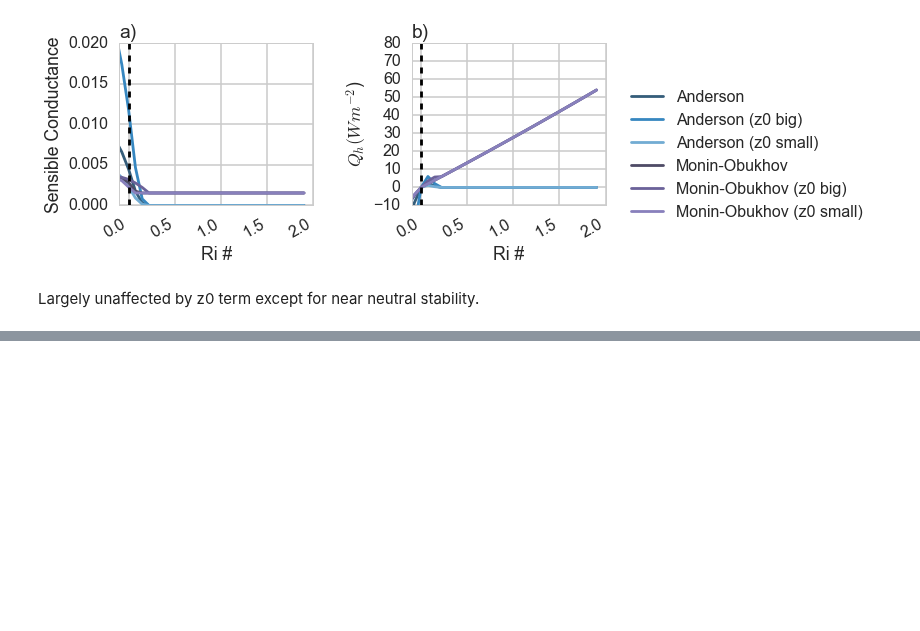
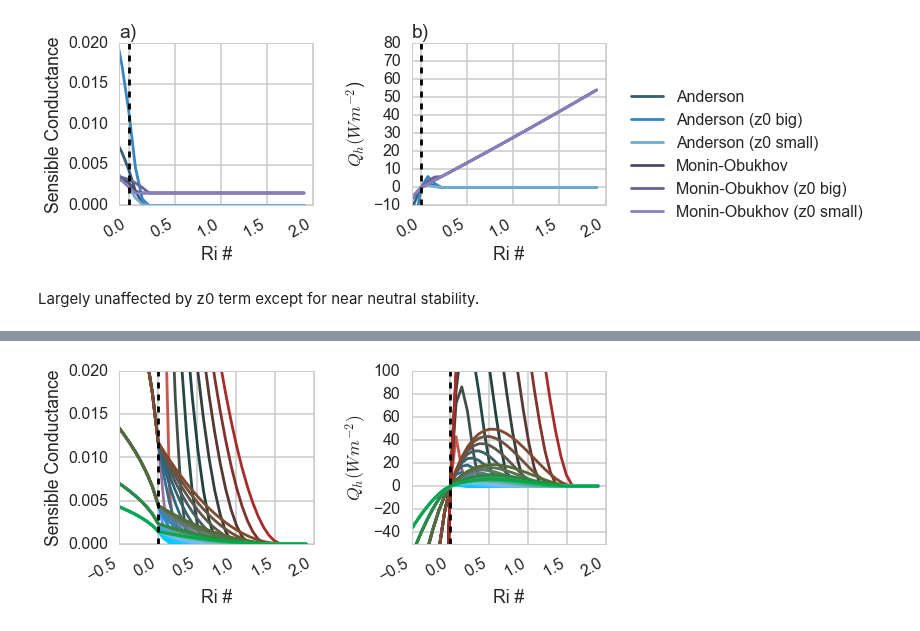
Before and after one commit to klapo/TurbulenceFeedbacks, a Jupyter notebook: TF.turbpyDemonstration.ipynb, the cells around one changed output, grey strips where cells are left out. Drawn from its saved outputs; the diff is of its cells as text; code cells hidden in the pictures; blank space fills up the shorter version.

Commit message:
Added parameter value and assumption testing to the demo script

```diff
--- a/TF.turbpyDemonstration.ipynb
+++ b/TF.turbpyDemonstration.ipynb
@@ -187,23 +187,29 @@ surface roughness of 0.005, and varying the air temperature from 253K (Ri = -1)
 # %% [markdown]
 ## Test effect of MO capping
 # %%
-ixStabilityCapping = ('standard', 'moninObukhov', 'moninObukhov')
-ixStabilityCappingTitles = ('Anderson','Monin-Obukhov', 'Monin-Obukhov (no cap)')
+ixStabilityCapping = ('standard', 'louisInversePower', 'mahrtExponential', 'moninObukhov', 'moninObukhov')
+ixStabilityCappingTitles = ('Anderson', 'Louis', 'Mahrt', 'Monin-Obukhov', 'Monin-Obukhov (no cap)')
 
 stabilitySchemes = {
     ixStabilityCappingTitles[0]: np.zeros_like(RiBulk),
     ixStabilityCappingTitles[1]: np.zeros_like(RiBulk),
     ixStabilityCappingTitles[2]: np.zeros_like(RiBulk),
+    ixStabilityCappingTitles[3]: np.zeros_like(RiBulk),
+    ixStabilityCappingTitles[4]: np.zeros_like(RiBulk),
     }
 conductanceSensible = {
     ixStabilityCappingTitles[0]: np.zeros_like(RiBulk),
     ixStabilityCappingTitles[1]: np.zeros_like(RiBulk),
     ixStabilityCappingTitles[2]: np.zeros_like(RiBulk),
+    ixStabilityCappingTitles[3]: np.zeros_like(RiBulk),
+    ixStabilityCappingTitles[4]: np.zeros_like(RiBulk),
     }
 senHeatGround = {
     ixStabilityCappingTitles[0]: np.zeros_like(RiBulk),
     ixStabilityCappingTitles[1]: np.zeros_like(RiBulk),
     ixStabilityCappingTitles[2]: np.zeros_like(RiBulk),
+    ixStabilityCappingTitles[3]: np.zeros_like(RiBulk),
+    ixStabilityCappingTitles[4]: np.zeros_like(RiBulk),
     }
 
 ## Calculate stability
@@ -509,0 +586,77 @@ Largely unaffected by z0 term except for near neutral stability.
+# %%
+fig, axes = plt.subplots(1, 2, figsize=(8.5, 3.5))
+axes = axes.flatten()
+ixStability = 'standard'
+
+# Turbulence parameters
+z0Ground = [.5, .05, .005, .0005, .00005]
+RiCrit = [0.2, 0.4, 0.6, 0.8, 1.0, 1.2, 1.4, 1.6]
+paramValues = mc.stabParams
+
+# 2D color space
+colr1 = sns.color_palette('Blues_d', np.size(z0Ground))
+colr2 = sns.color_palette('Reds_d', np.size(RiCrit))
+
+x = np.append(np.arange(0, np.size(z0Ground)), np.zeros(np.size(RiCrit)))
+y = np.append(np.arange(0, np.size(RiCrit)), np.zeros(np.size(z0Ground)))
+xx, yy = np.meshgrid(x, y)
+
+z1 = np.append(np.matrix(colr1)[:, 0], np.matrix(colr2)[:, 0], axis=0)
+z2 = np.append(np.matrix(colr1)[:, 1], np.matrix(colr2)[:, 1], axis=0)
+z3 = np.append(np.matrix(colr1)[:, 2], np.matrix(colr2)[:, 2], axis=0)
+
+f1 = interpolate.interp2d(x, y, z1, kind='linear')
+f2 = interpolate.interp2d(x, y, z2, kind='linear')
+f3 = interpolate.interp2d(x, y, z3, kind='linear')
+
+x = np.arange(0, np.size(z0Ground))
+y = np.arange(0, np.size(RiCrit))
+
+colrSpace1 = f1(x, y)
+colrSpace1[colrSpace1 > 1] = 1
+colrSpace2 = f2(x, y)
+colrSpace2[colrSpace2 > 1] = 1
+colrSpace3 = f3(x, y)
+colrSpace3[colrSpace3 > 1] = 1
+
+stabilitySchemes = np.zeros_like(RiBulk)
+conductanceSensible = np.zeros_like(RiBulk)
+senHeatGround = np.zeros_like(RiBulk)
+
+## Calculate stability
+for nz, z0 in enumerate(z0Ground):
+    for nr, RiC in enumerate(RiCrit):
+        for n, (tair, vp) in enumerate(zip(airTemp, airVaporPress)):
+            paramValues[ixStability] = RiC
+            # Offline Turbulence Package
+            (conductanceSensible[n], _, senHeatGround[n], _, _, stabOutput, _, _) \
+                = turbpy.turbFluxes(tair, airPressure, vp, windspd, sfcTemp, sfcVaporPress, snowDepth, mHeight,
+                                    groundSnowFraction=1,
+                                    ixDerivMethod=False,
+                                    ixStability=ixStability,
+                                    ixStabParam=paramValues[ixStability],
+                                    z0Ground=z0)
+        colrSpace = (colrSpace1[nr, nz], colrSpace2[nr, nz], colrSpace3[nr, nz])
+        ax = axes[0]
+        ax.plot(RiBulk, conductanceSensible, color=colrSpace)
+        ax.set_ylim(0,0.02)
+        ax.set_xlim(-.5, 2)
+        ax.set_ylabel('Sensible Conductance')
+        ax.set_xlabel('Ri #')
+
+        ax = axes[1]
+        ax.plot(RiBulk, senHeatGround, color=colrSpace)
+        ax.set_ylim(-50, 100)
+        ax.set_xlim(-.5, 2)
+        ax.set_ylabel('$Q_h (Wm^{-2})$')
+        ax.set_xlabel('Ri #')
+
+axes[0].plot([0, 0], [0., 0.02], 'k--')
+axes[1].plot([0, 0], [-50, 100], 'k--')
+# Final Formatting
+fig.tight_layout()
+fig.autofmt_xdate()
+os.chdir(dirPrint)
+fig.savefig('TF.OfflineTurb.Anderson.ParamSpace.pdf', bbox_inches='tight')
+fig.savefig('TF.OfflineTurb.Anderson.ParamSpace.png', bbox_inches='tight')
+# %% [output]
@@ -509,0 +675 @@ Largely unaffected by z0 term except for near neutral stability.
+[figure, added]
```
Also changed, not shown: parts of 5 cells of this notebook.
